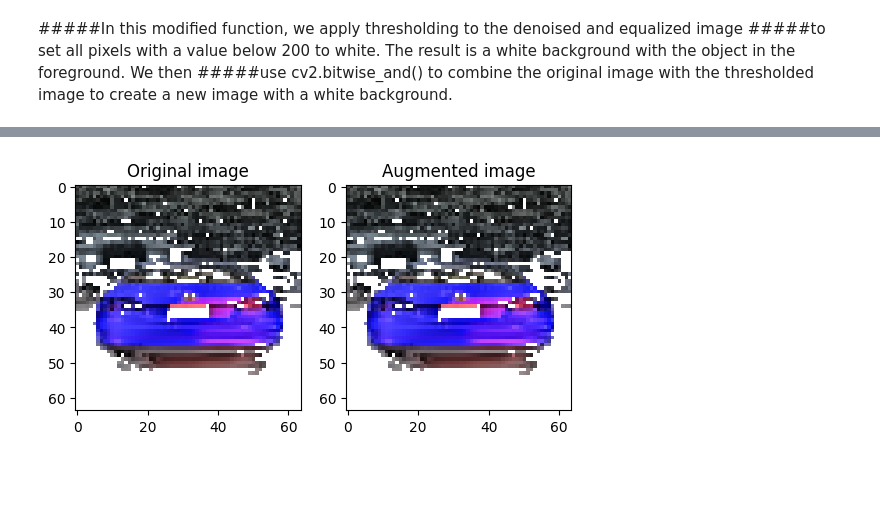
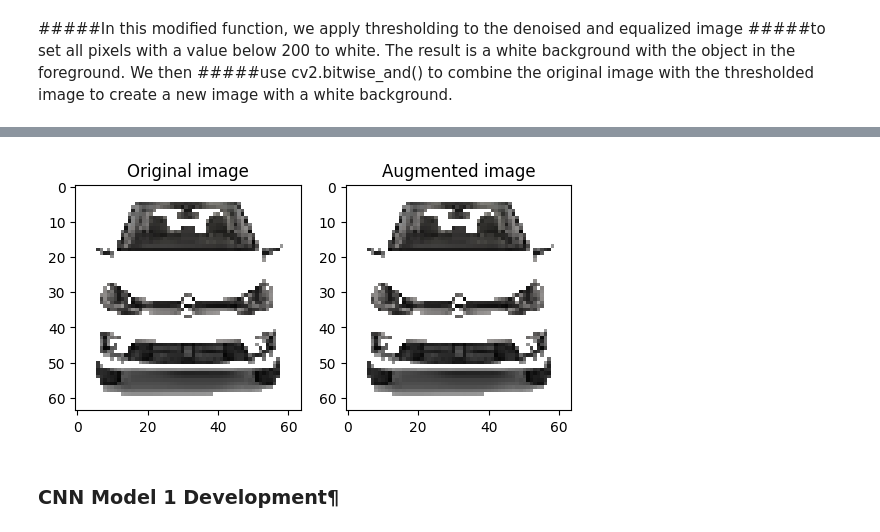
Before and after one commit to medomrani8/cars_classification, a Jupyter notebook: Cars_Classification.ipynb, the cells around one changed output, grey strips where cells are left out. Cells and saved outputs as stored; diff of their text form; code cells hidden in the pictures; blank space fills up the shorter version.

Commit message:
fine tunnig for model 1

```diff
--- a/Cars_Classification.ipynb
+++ b/Cars_Classification.ipynb
@@ -123,5 +123,5 @@ plt.show()
 # %%
-bgr_img = cv2.imread(train_path+'/Volkswagen_Atlas/Volkswagen_Atlas_2019_30_18_230_20_4_78_70_198_22_FWD_7_4_SUV_AJM.jpg')
+bgr_img = cv2.imread(train_path+'/Volkswagen_Beetle/Volkswagen_Beetle_2010_19_16_150_25_5_67_59_161_20_FWD_4_2_2dr_ACC.jpg')
 # dsize
 dsize = (128,128)
 resized_image = cv2.resize(bgr_img,dsize)
@@ -164,7 +164,7 @@ def normalize_image(image):
     return normalized_image
 
 # Load an image using OpenCV (replace 'path/to/your/image.jpg' with the actual image path)
-image_path = '/content/drive/MyDrive/DATASET/train/Volkswagen_Atlas/Volkswagen_Atlas_2019_30_18_230_20_4_78_70_198_22_FWD_7_4_SUV_GoL.jpg'
+image_path = '/content/drive/MyDrive/DATASET/train/Volkswagen_Beetle/Volkswagen_Beetle_2010_19_16_150_25_5_67_59_161_20_FWD_4_2_2dr_ACC.jpg'
 bgr_img = cv2.imread(image_path)
 
 # Convert the BGR image to RGB format (if needed)
@@ -237,8 +237,8 @@ def preprocess_images(dataset_path):
             images_label.append(class_name)
     #pour pouvoir les utiliser dans des opérations mathématiques et de traitement d'image ultérieures plus facilement et efficacement.
     images_data = np.array(images_data)
-    #images_label = np.array(images_label)
-    return images_data #, images_label
+    images_label = np.array(images_label)
+    return images_data , images_label
 
 def visualize(original, augmented):
     fig = plt.figure()
@@ -251,9 +251,9 @@ def visualize(original, augmented):
     plt.imshow(augmented)
     plt.show()
 # %%
-train_images_data = preprocess_images(train_path)
+train_images_data, train_images_label = preprocess_images(train_path)
 # %%
 # Visualize the first image in the dataset
-visualize(train_images_data[0], train_images_data[0])
+visualize(train_images_data[988], train_images_data[988])
 # %% [output]
-[figure, old version]
+[figure, new version]
@@ -259,0 +269,2 @@ visualize(train_images_data[0], train_images_data[0])
+# %% [markdown]
+### CNN Model 1 Development¶
```
Also changed, not shown: parts of 28 cells of this notebook.
